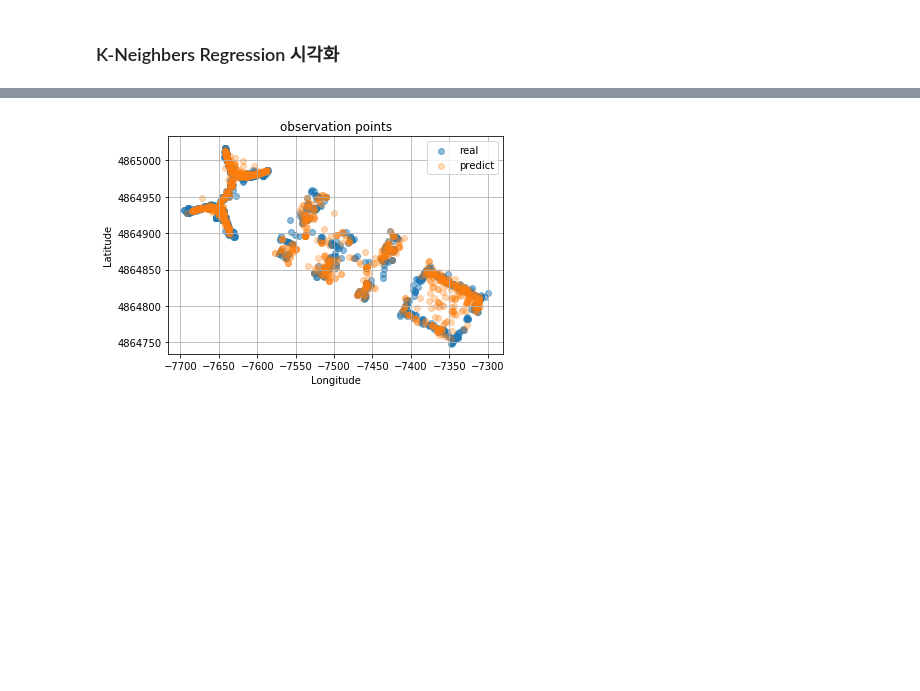
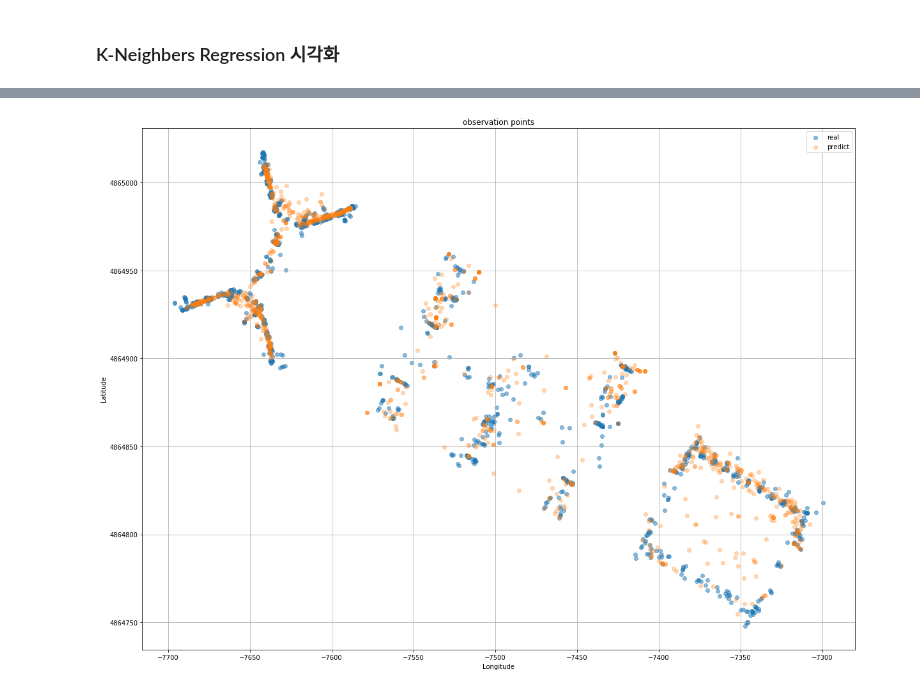
Before and after one commit to JeehunPark/DS, a Jupyter notebook: Python/Wifi/Wifi_locale.ipynb, the cells around one changed output, grey strips where cells are left out. Cells and saved outputs as stored; diff of their text form; code cells hidden in the pictures; blank space fills up the shorter version.

```diff
--- a/Python/Wifi/Wifi_locale.ipynb
+++ b/Python/Wifi/Wifi_locale.ipynb
@@ -252,13 +285,16 @@ plt.show()
 # %%
+plt.figure(figsize=(20, 15))
 plt.scatter(raw_validation["LONGITUDE"], raw_validation["LATITUDE"], label = "real", alpha=0.5)
 plt.scatter(pd.DataFrame(predic_y)[0], pd.DataFrame(predic_y)[1], label = "predict", alpha=0.3)
 plt.legend()
 plt.grid()
 plt.xlabel("Longitude")
 plt.ylabel("Latitude")
 plt.title("observation points")
 plt.ticklabel_format(style = "plain")
+#plt.ylim(4864745.7450159714 ,4865017.3646842018)
+#plt.xlim(-7695.9387549299299000, -7299.786516730871000 )
 plt.show()
 # %% [output]
-[figure, old version]
+[figure, new version]
 # %%
```
Also changed, not shown: parts of 14 cells of this notebook.
